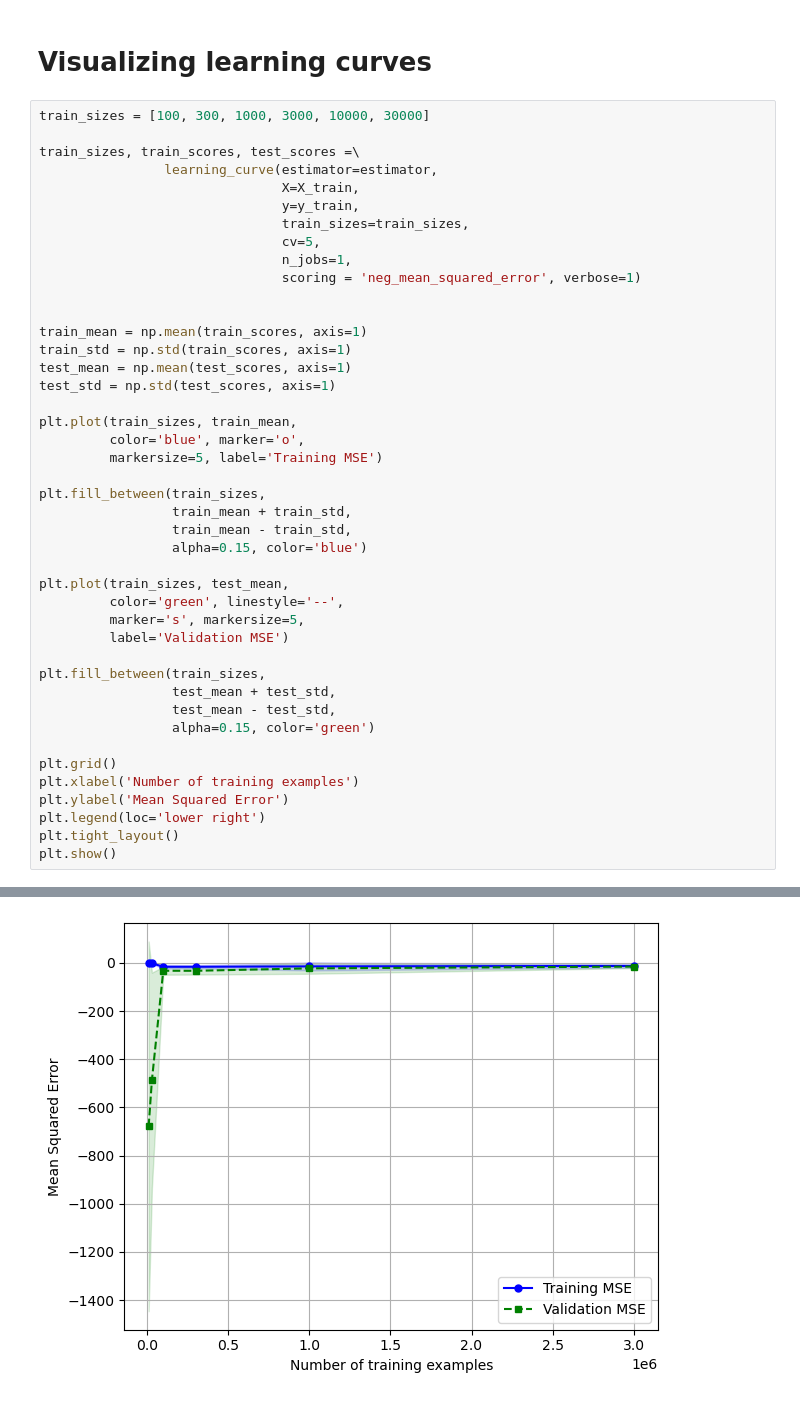
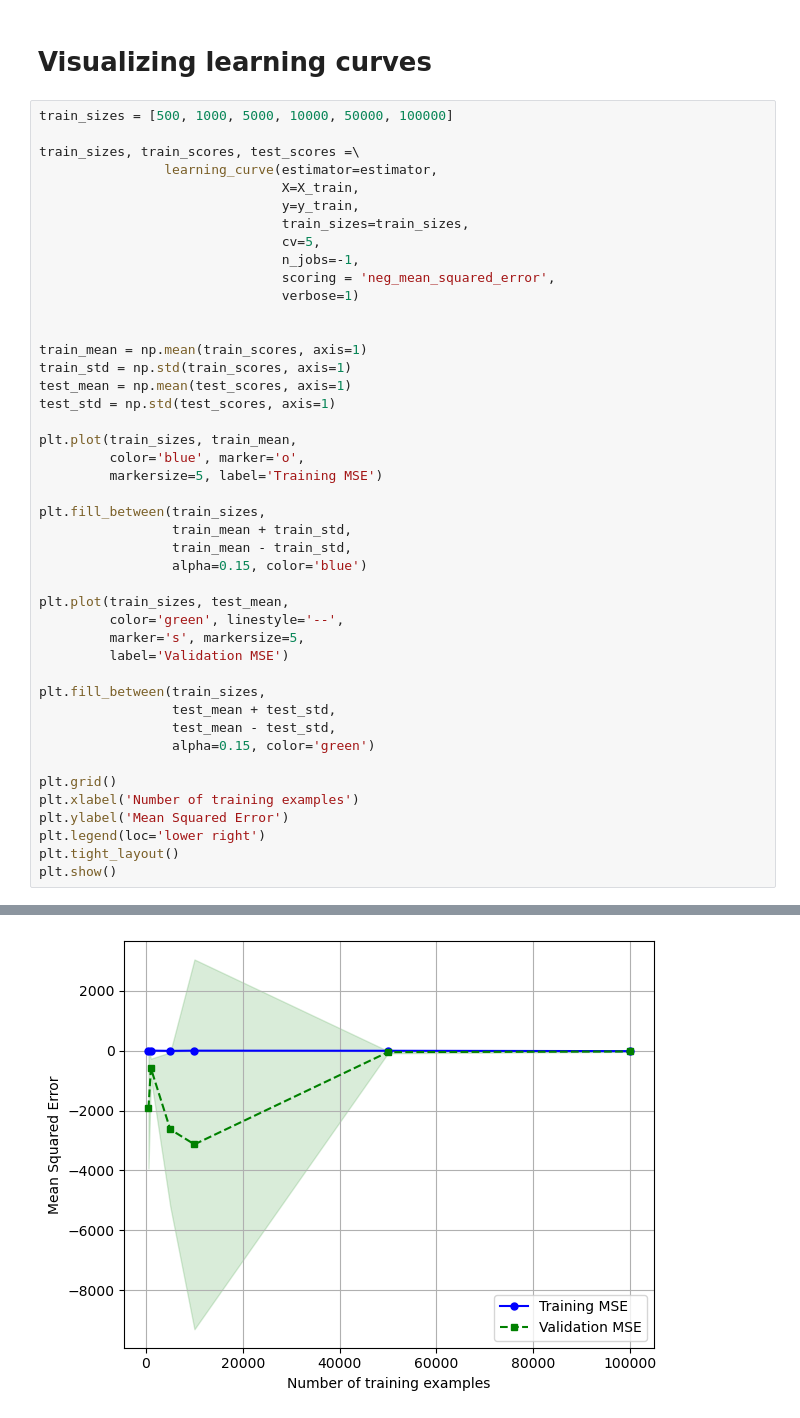
Before and after one commit to chikakoto/tdcs_thesis, a Jupyter notebook: notebooks/7.0_validation.ipynb, the cells around one changed output, grey strips where cells are left out. Cells and saved outputs as stored; diff of their text form.

```diff
--- a/notebooks/7.0_validation.ipynb
+++ b/notebooks/7.0_validation.ipynb
@@ -174,7 +182,7 @@ plt.show()
 # %% [markdown]
 # Visualizing learning curves
 # %%
-train_sizes = [100, 300, 1000, 3000, 10000, 30000]
+train_sizes = [500, 1000, 5000, 10000, 50000, 100000]
 
 train_sizes, train_scores, test_scores =\
                 learning_curve(estimator=estimator,
@@ -182,8 +190,9 @@ train_sizes, train_scores, test_scores =\
                                y=y_train,
                                train_sizes=train_sizes,
                                cv=5,
-                               n_jobs=1,
-                               scoring = 'neg_mean_squared_error', verbose=1)
+                               n_jobs=-1,
+                               scoring = 'neg_mean_squared_error',
+                               verbose=1)
 
 
 train_mean = np.mean(train_scores, axis=1)
@@ -240 +292 @@ plt.show()
-[figure, old version]
+[figure, new version]
```
Also changed, not shown: parts of 2 cells of this notebook, 4 other files.
